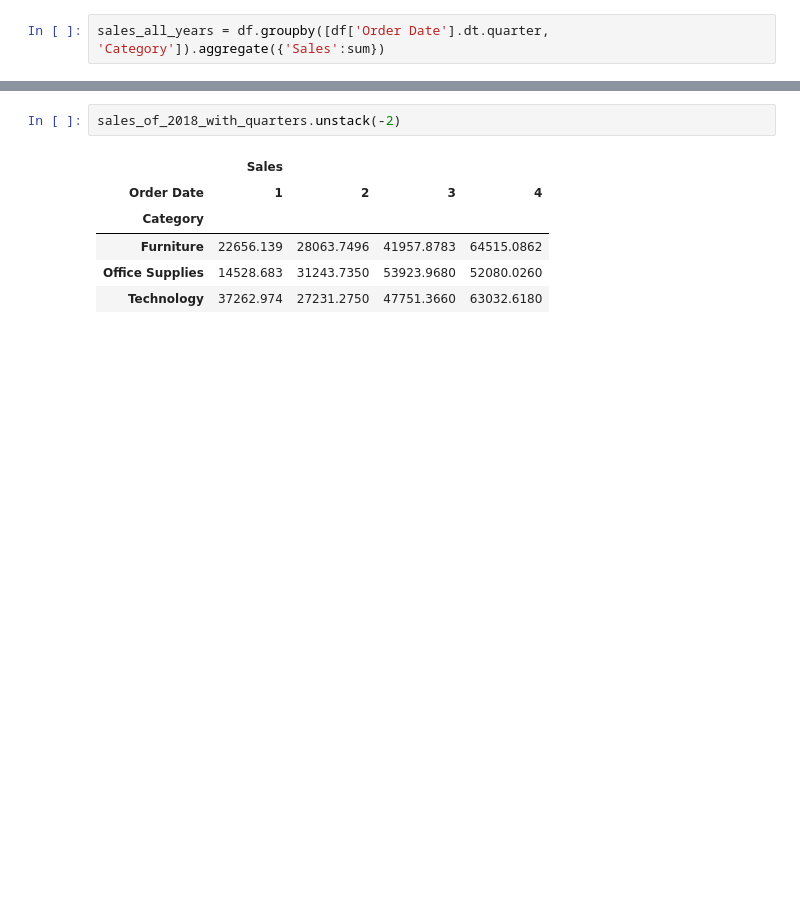
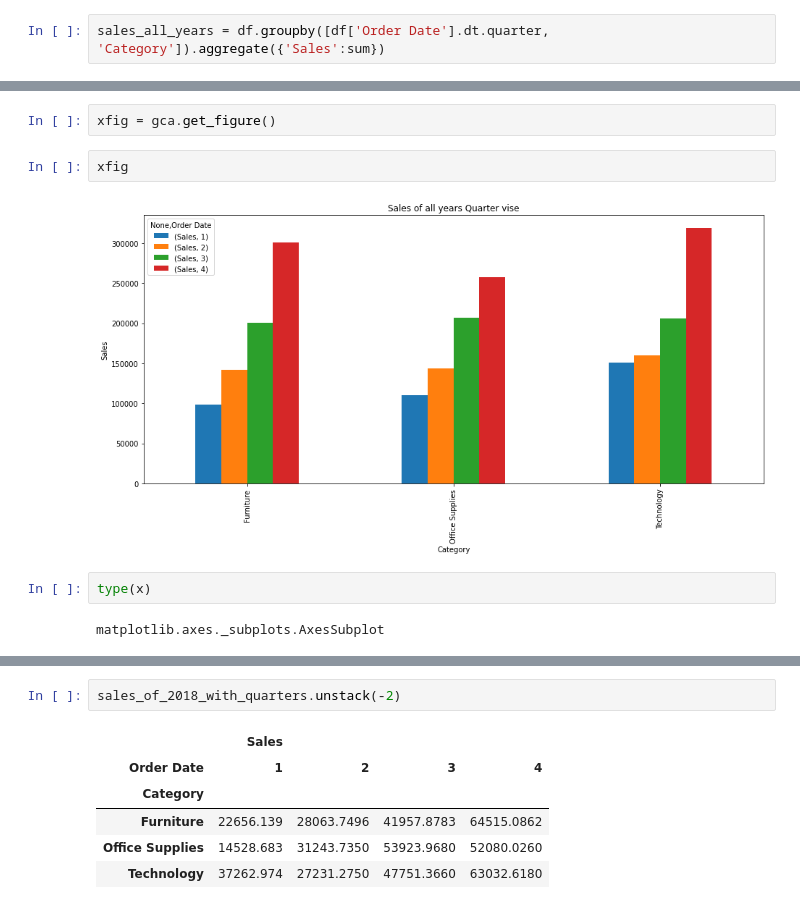
Before and after one commit to mazhar343/iPythonNotebook, a Jupyter notebook: QOR.ipynb, the cells around one changed output, grey strips where cells are left out. Drawn from its saved outputs; the diff is of its cells as text; blank space fills up the shorter version.

```diff
--- a/QOR.ipynb
+++ b/QOR.ipynb
@@ -134,0 +149,10 @@ sales_all_years.unstack(-2).plot(kind='bar',figsize=(15,8),title='Sales of all y
+# %%
+xfig = gca.get_figure()
+# %%
+xfig
+# %% [output]
+[figure, added]
+# %%
+type(x)
+# %% [output]
+matplotlib.axes._subplots.AxesSubplot
```
Also changed, not shown: parts of 30 cells of this notebook.
